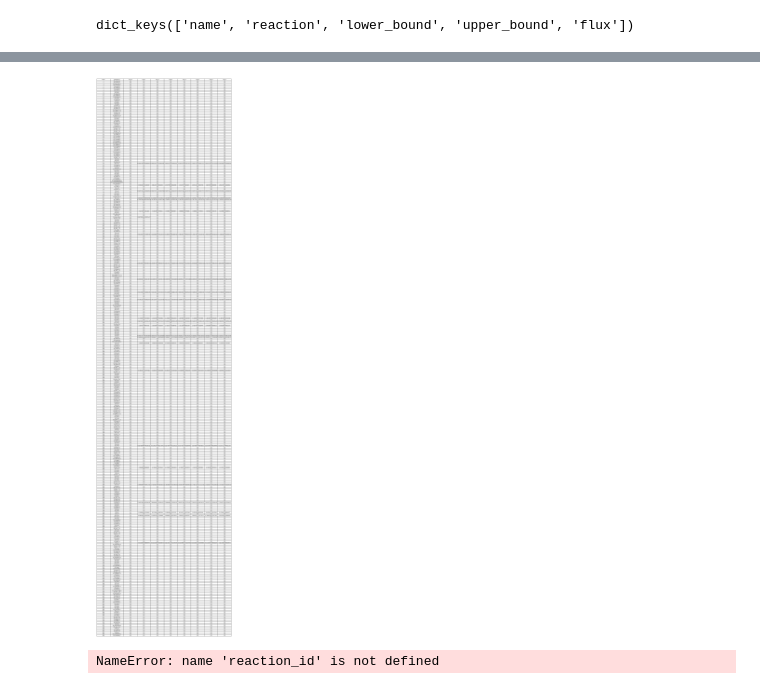
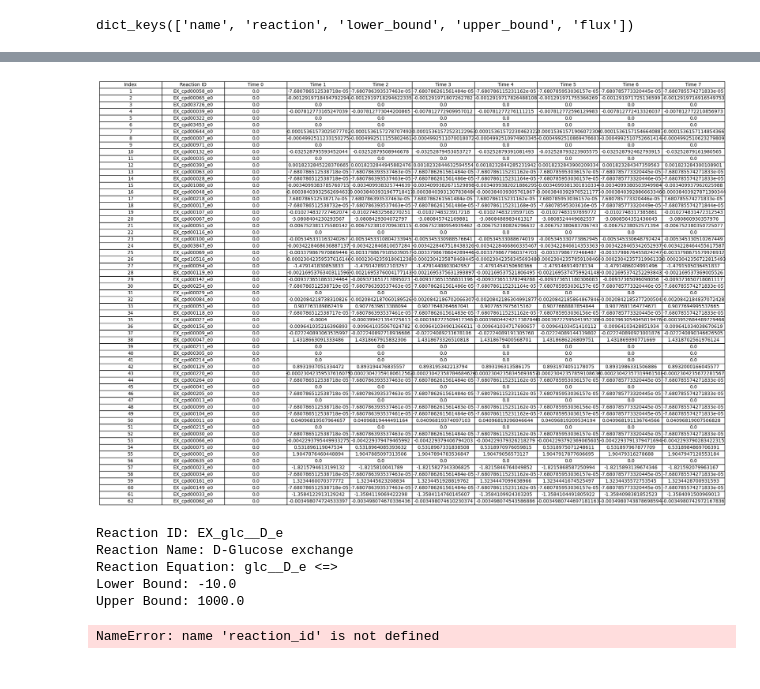
Before and after one commit to vivarium-collective/VivaComets, a Jupyter notebook: Spatial_DFBA.ipynb, the cells around one changed output, grey strips where cells are left out. Drawn from its saved outputs; the diff is of its cells as text; code cells hidden in the pictures.

```diff
--- a/Spatial_DFBA.ipynb
+++ b/Spatial_DFBA.ipynb
@@ -224,27 +195,0 @@ plt.show()
-# %%
-import pandas as pd
-import matplotlib.pyplot as plt
-
-# Define time steps and reaction IDs
-time_steps = range(5)
-reaction_ids = list(data["exchange_fluxes"]['ecoli'].keys())
-
-# Create a dictionary to hold the flux values for each reaction ID
-flux_data = {'Reaction ID': reaction_ids}
-
-for t in time_steps:
-    flux_data[f'Time {t}'] = [data["exchange_fluxes"]['ecoli'][reaction_id]["flux"][t][0][0] for reaction_id in reaction_ids]
-
-# Create a DataFrame
-df = pd.DataFrame(flux_data)
-
-# Display the DataFrame as a table
-fig, ax = plt.subplots(figsize=(20, 10))
-ax.axis('tight')
-ax.axis('off')
-table = ax.table(cellText=df.values, colLabels=df.columns, cellLoc='center', loc='center')
-table.auto_set_font_size(False)
-table.set_fontsize(10)
-table.scale(1.2, 1.2)
-
-plt.show()
@@ -253,32 +196,56 @@ plt.show()
 # %%
 import pandas as pd
 import matplotlib.pyplot as plt
 
 # Define time steps and reaction IDs
 time_steps = range(8)
-reaction_ids = list(data["exchange_fluxes"]['ecoli'].keys())
+reaction_ids = list(data["exchange_fluxes"]['Alteromonas'].keys())
 
 # Create a dictionary to hold the flux values for each reaction ID
 flux_data = {'Index': range(1, len(reaction_ids) + 1), 'Reaction ID': reaction_ids}
 
 for t in time_steps:
-    flux_data[f'Time {t}'] = [data["exchange_fluxes"]['ecoli'][reaction_id]["flux"][t][0][0] for reaction_id in reaction_ids]
+    flux_data[f'Time {t}'] = [data["exchange_fluxes"]['Alteromonas'][reaction_id]["flux"][t][0][0] for reaction_id in reaction_ids]
 
 # Create a DataFrame
 df = pd.DataFrame(flux_data)
 
 # Display the DataFrame as a table
 fig, ax = plt.subplots(figsize=(20, 10))
 ax.axis('tight')
 ax.axis('off')
 table = ax.table(cellText=df.values, colLabels=df.columns, cellLoc='center', loc='center')
 table.auto_set_font_size(False)
 table.set_fontsize(10)
 table.scale(1.2, 1.2)
 
 plt.show()
 # %% [output]
-[figure, old version]
+[figure, new version]
+# %%
+# Define the reaction ID you want to retrieve information for
+reaction_id = 'EX_glc__D_e'
+
+# Retrieve the details for the specified reaction ID
+reaction_details = data["exchange_fluxes"]['ecoli'][reaction_id]
+
+# Extract and print the reaction details
+reaction_name = reaction_details['name'][0]
+reaction_equation = reaction_details['reaction'][0]
+lower_bound = reaction_details['lower_bound'][0]
+upper_bound = reaction_details['upper_bound'][0]
+
+print(f"Reaction ID: {reaction_id}")
+print(f"Reaction Name: {reaction_name}")
+print(f"Reaction Equation: {reaction_equation}")
+print(f"Lower Bound: {lower_bound}")
+print(f"Upper Bound: {upper_bound}")
+# %% [output]
+Reaction ID: EX_glc__D_e
+Reaction Name: D-Glucose exchange
+Reaction Equation: glc__D_e <=>
+Lower Bound: -10.0
+Upper Bound: 1000.0
 # %%
 # Assuming the reaction ID for the exchange reaction you want to track is 'EX_glc__D_e'
 
```
Also changed, not shown: parts of 4 cells of this notebook.
